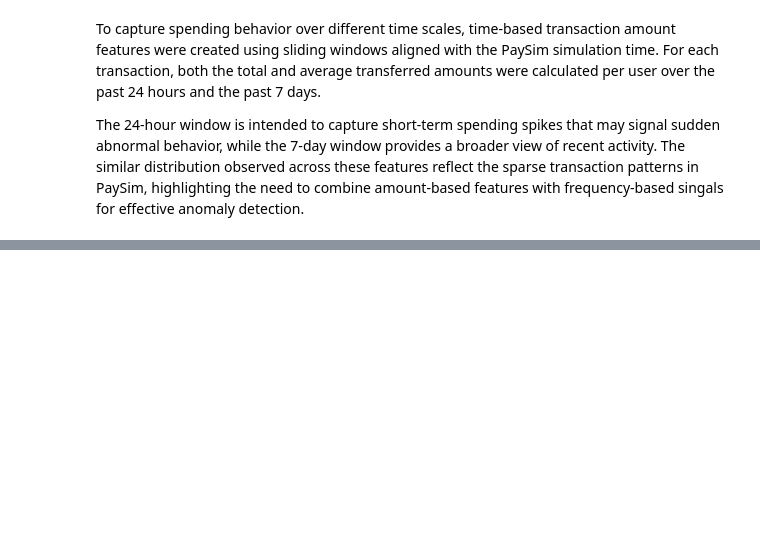
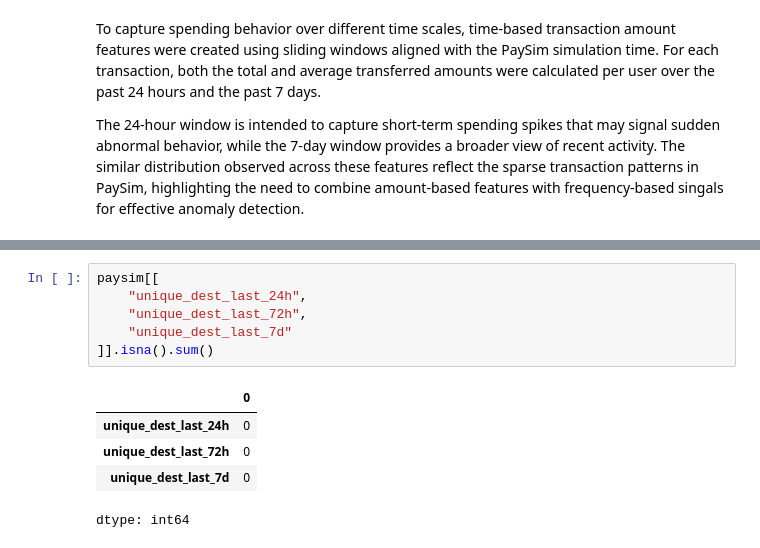
Before and after one commit to thisisehyas/Financial-Fraud-Detection-System, a Jupyter notebook: notebooks/feature_engineering.ipynb, the cells around one changed output, grey strips where cells are left out. Cells and saved outputs as stored; diff of their text form; blank space fills up the shorter version.

```diff
--- a/notebooks/feature_engineering.ipynb
+++ b/notebooks/feature_engineering.ipynb
@@ -191,0 +242,12 @@ The 24-hour window is intended to capture short-term spending spikes that may si
+# %%
+paysim[[
+    "unique_dest_last_24h",
+    "unique_dest_last_72h",
+    "unique_dest_last_7d"
+]].isna().sum()
+# %% [output]
+|  | 0 |
+| unique_dest_last_24h | 0 |
+| unique_dest_last_72h | 0 |
+| unique_dest_last_7d | 0 |
+dtype: int64
```
Also changed, not shown: parts of 16 cells of this notebook.
